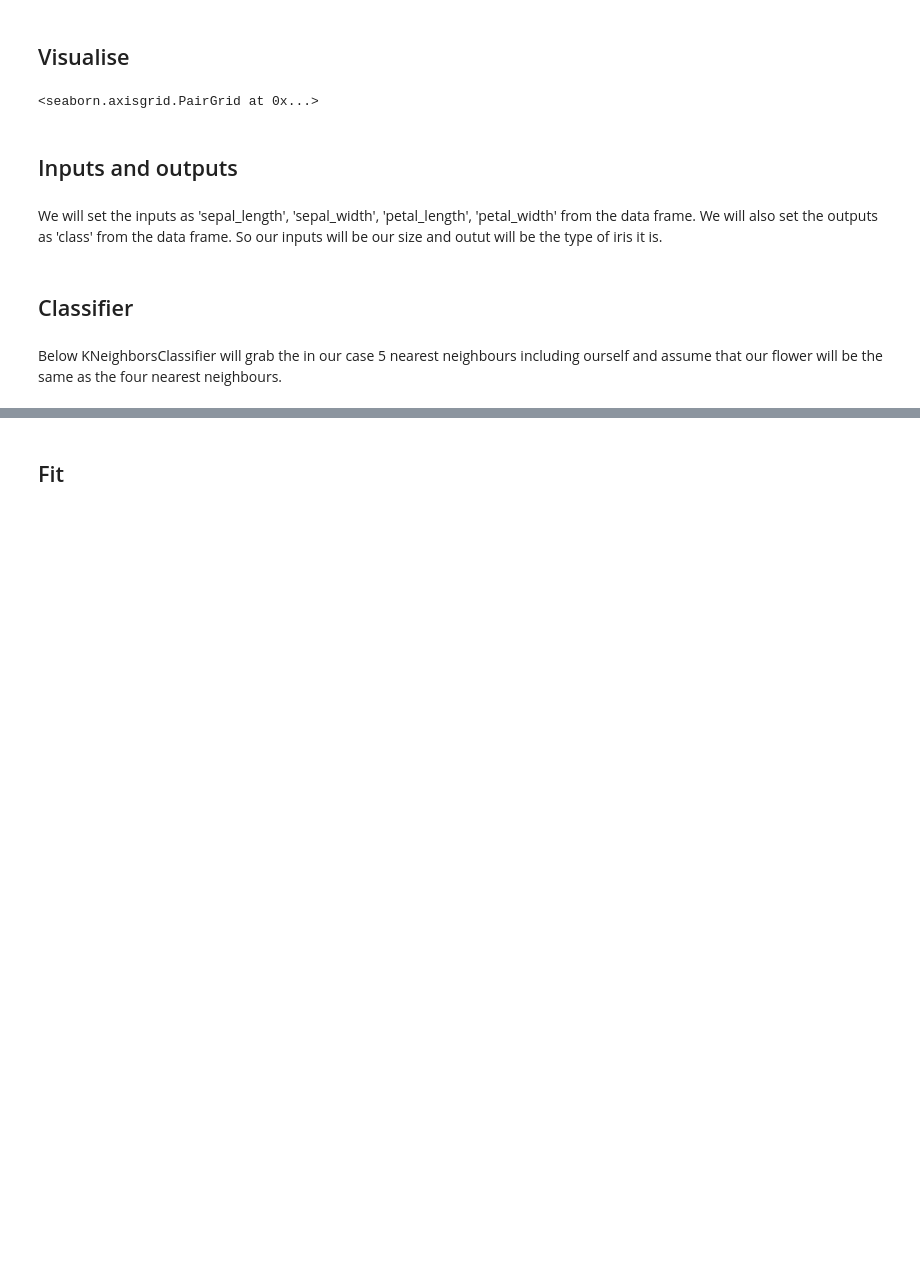
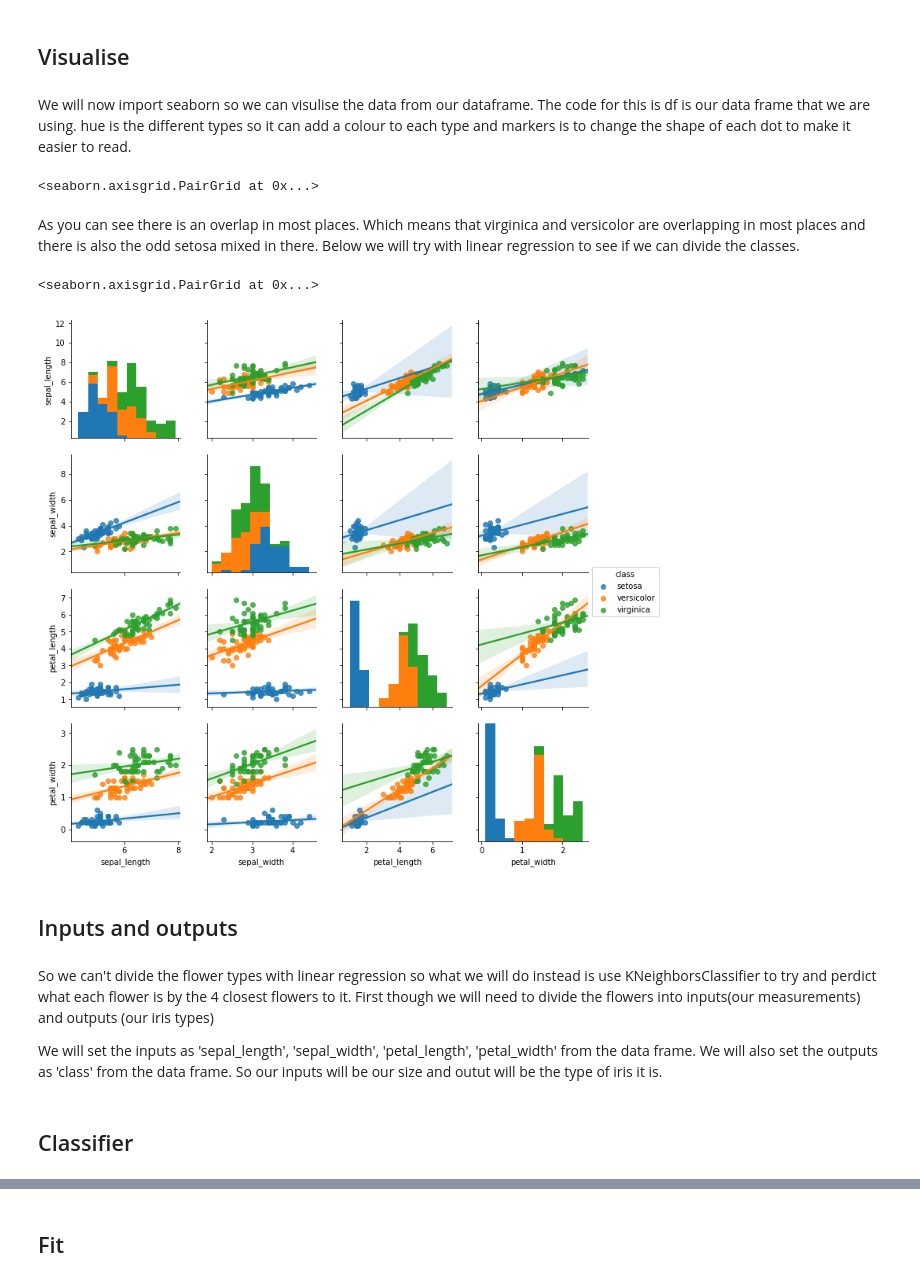
Before and after one commit to G00306474/emerg-tech-assign, a Jupyter notebook: Iris dataset notebook.ipynb, the cells around one changed output, grey strips where cells are left out. Saved outputs shown, nothing was run; the diff lists cells and outputs as text; code cells hidden in the pictures; blank space fills up the shorter version.

```diff
--- a/Iris dataset notebook.ipynb
+++ b/Iris dataset notebook.ipynb
@@ -68,6 +84,8 @@ df.tail()
 | 149 | 5.9 | 3.0 | 5.1 | 1.8 | virginica |
 # %% [markdown]
 ## Visualise
+# %% [markdown]
+We will now import seaborn so we can visulise the data from our dataframe. The code for this is df is our data frame that we are using. hue is the different types so it can add a colour to each type and markers is to change the shape of each dot to make it easier to read.
 # %%
 # Load the seaborn package.
 import seaborn as sns
@@ -77,8 +93,17 @@ sns.pairplot(df, hue="class")
 # %% [output]
 <seaborn.axisgrid.PairGrid at 0x...>
+# %% [markdown]
+As you can see there is an overlap in most places. Which means that virginica and versicolor are overlapping in most places and there is also the odd setosa mixed in there. Below we will try with linear regression to see if we can divide the classes.
+# %%
+sns.pairplot(df, hue="class", kind="reg")
+# %% [output]
+<seaborn.axisgrid.PairGrid at 0x...>
+[figure, added]
 # %% [markdown]
 ## Inputs and outputs
 # %% [markdown]
+So we can't divide the flower types with linear regression so what we will do instead is use KNeighborsClassifier to try and perdict what each flower is by the 4 closest flowers to it. First though we will need to divide the flowers into inputs(our measurements) and outputs (our iris types)
+
 We will set the inputs as 'sepal_length', 'sepal_width', 'petal_length', 'petal_width' from the data frame.
 We will also set the outputs as 'class' from the data frame. So our inputs will be our size and outut will be the type of iris it is.
 # %%
@@ -86,5 +111,3 @@ inputs = df[['sepal_length', 'sepal_width', 'petal_length', 'petal_width']]
 outputs = df['class']
 # %% [markdown]
 ## Classifier
-# %% [markdown]
-Below KNeighborsClassifier will grab the in our case 5 nearest neighbours including ourself and assume that our flower will be the same as the four nearest neighbours.
```
Also changed, not shown: parts of 34 cells of this notebook.
